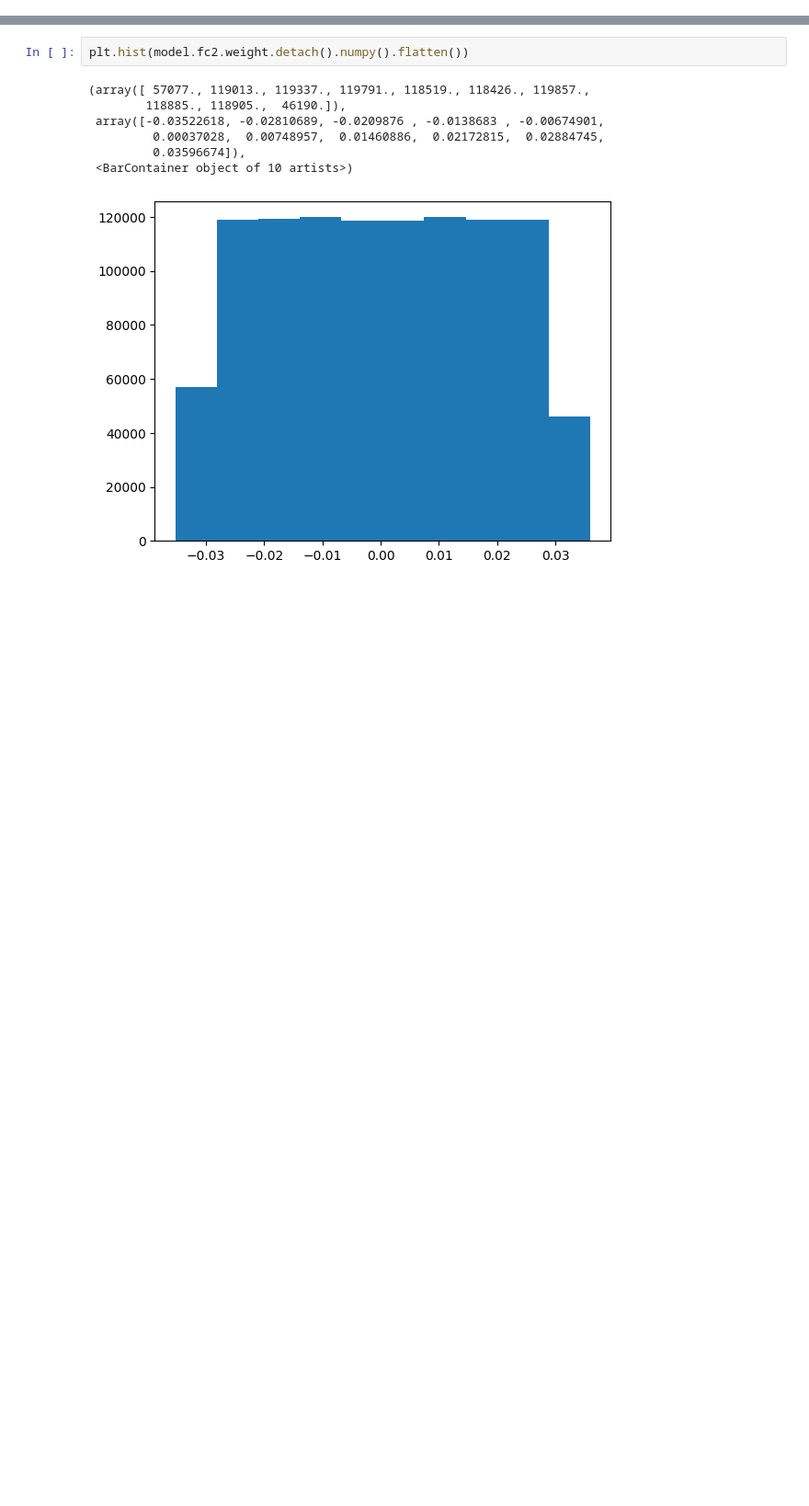
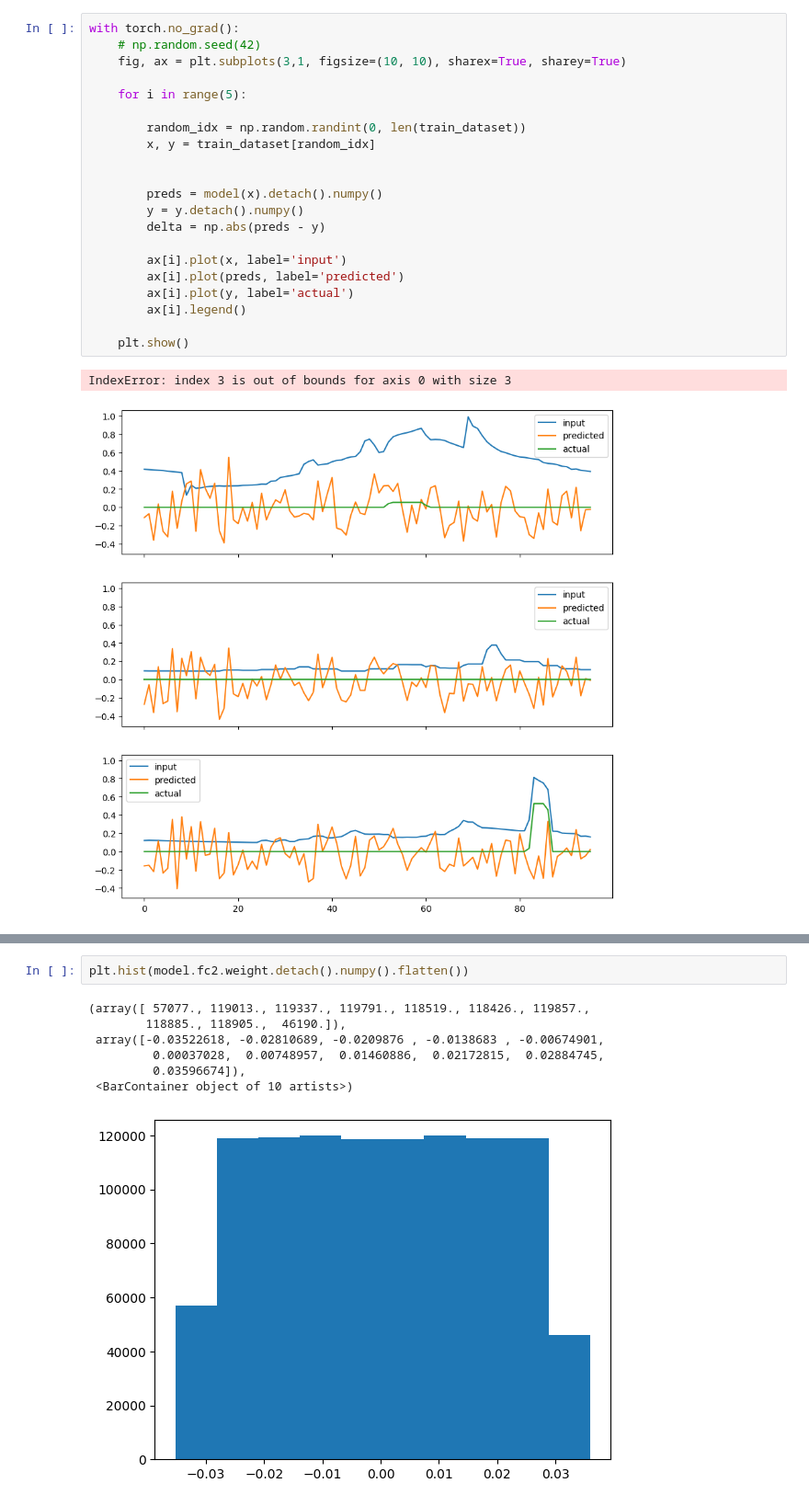
Before and after one commit to jammyc-mids/capstone, a Jupyter notebook: experiments/exploratory/first_steps.ipynb, the cells around one changed output, grey strips where cells are left out. Shown at 92% size. Saved outputs shown, nothing was run; the diff lists cells and outputs as text; blank space fills up the shorter version.

```diff
--- a/experiments/exploratory/first_steps.ipynb
+++ b/experiments/exploratory/first_steps.ipynb
@@ -256,0 +155,24 @@ with torch.no_grad():
+# %%
+with torch.no_grad():
+    # np.random.seed(42)
+    fig, ax = plt.subplots(3,1, figsize=(10, 10), sharex=True, sharey=True)
+
+    for i in range(5):
+
+        random_idx = np.random.randint(0, len(train_dataset))
+        x, y = train_dataset[random_idx]
+
+
+        preds = model(x).detach().numpy()
+        y = y.detach().numpy()
+        delta = np.abs(preds - y)
+
+        ax[i].plot(x, label='input')
+        ax[i].plot(preds, label='predicted')
+        ax[i].plot(y, label='actual')
+        ax[i].legend()
+
+    plt.show()
+# %% [output]
+IndexError: index 3 is out of bounds for axis 0 with size 3
+[figure, added]
```
Also changed, not shown: parts of 16 cells of this notebook, 2 other files.
